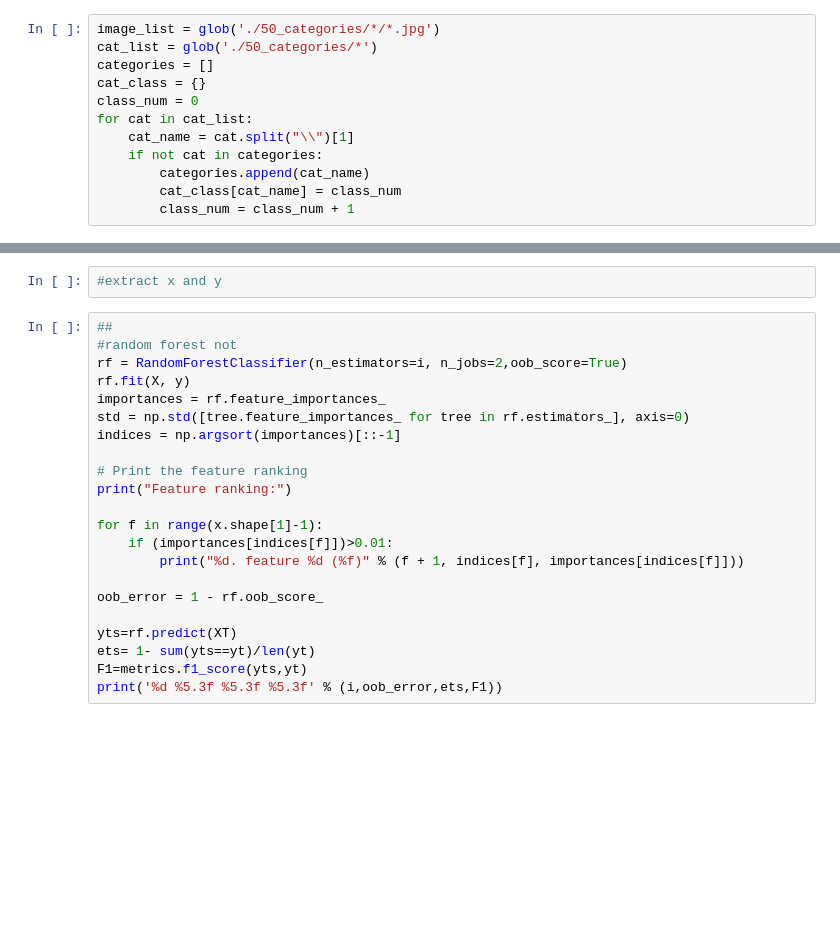
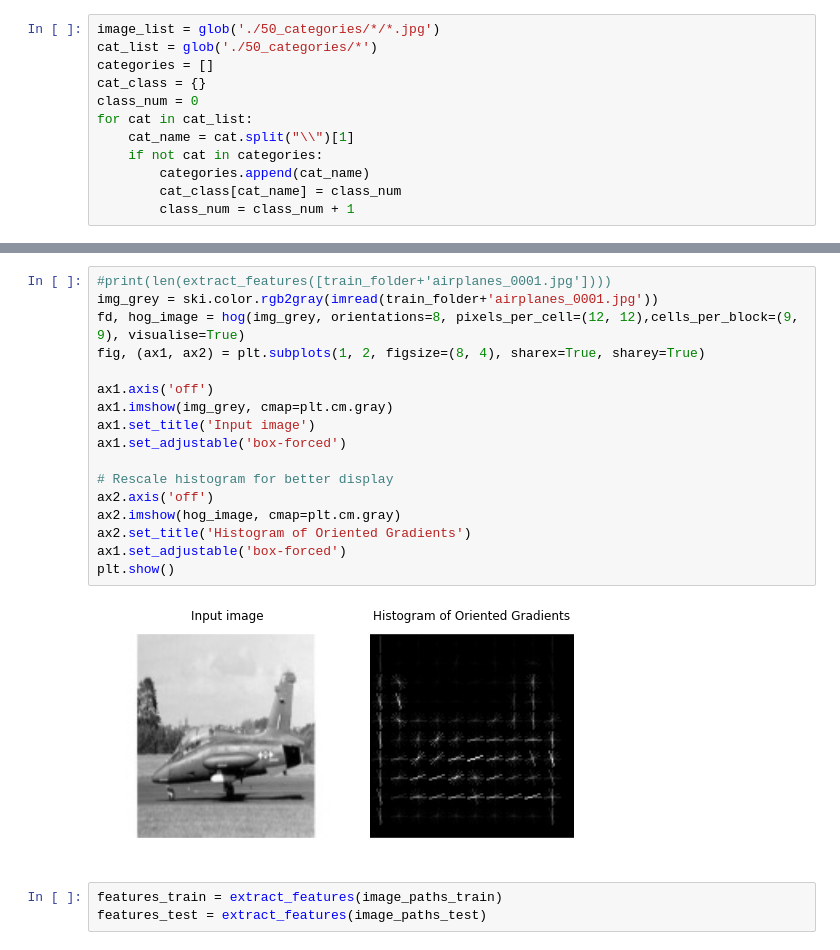
Before and after one commit to kbl4ew/Python_For_Data_Science, a Jupyter notebook: Jiaying/hw4/hw4.ipynb, the cells around one changed output, grey strips where cells are left out. Cells and saved outputs as stored; diff of their text form; blank space fills up the shorter version.

Commit message:
single core feature extraction, rf tested

```diff
--- a/Jiaying/hw4/hw4.ipynb
+++ b/Jiaying/hw4/hw4.ipynb
@@ -176,24 +131,22 @@ for single_proc_result in poolresult_test:
-# %%
-#extract x and y
-# %%
-##
-#random forest not
-rf = RandomForestClassifier(n_estimators=i, n_jobs=2,oob_score=True)
-rf.fit(X, y)
-importances = rf.feature_importances_
-std = np.std([tree.feature_importances_ for tree in rf.estimators_], axis=0)
-indices = np.argsort(importances)[::-1]
-
-# Print the feature ranking
-print("Feature ranking:")
-
-for f in range(x.shape[1]-1):
-    if (importances[indices[f]])>0.01:
-        print("%d. feature %d (%f)" % (f + 1, indices[f], importances[indices[f]]))
-
-oob_error = 1 - rf.oob_score_
-
-yts=rf.predict(XT)
-ets= 1- sum(yts==yt)/len(yt)
-F1=metrics.f1_score(yts,yt)
-print('%d %5.3f %5.3f %5.3f' % (i,oob_error,ets,F1))
+# %%
+#print(len(extract_features([train_folder+'airplanes_0001.jpg'])))
+img_grey = ski.color.rgb2gray(imread(train_folder+'airplanes_0001.jpg'))
+fd, hog_image = hog(img_grey, orientations=8, pixels_per_cell=(12, 12),cells_per_block=(9, 9), visualise=True)
+fig, (ax1, ax2) = plt.subplots(1, 2, figsize=(8, 4), sharex=True, sharey=True)
+
+ax1.axis('off')
+ax1.imshow(img_grey, cmap=plt.cm.gray)
+ax1.set_title('Input image')
+ax1.set_adjustable('box-forced')
+
+# Rescale histogram for better display
+ax2.axis('off')
+ax2.imshow(hog_image, cmap=plt.cm.gray)
+ax2.set_title('Histogram of Oriented Gradients')
+ax1.set_adjustable('box-forced')
+plt.show()
+# %% [output]
+[figure, added]
+# %%
+features_train = extract_features(image_paths_train)
+features_test = extract_features(image_paths_test)
```
Also changed, not shown: parts of 13 cells of this notebook.
